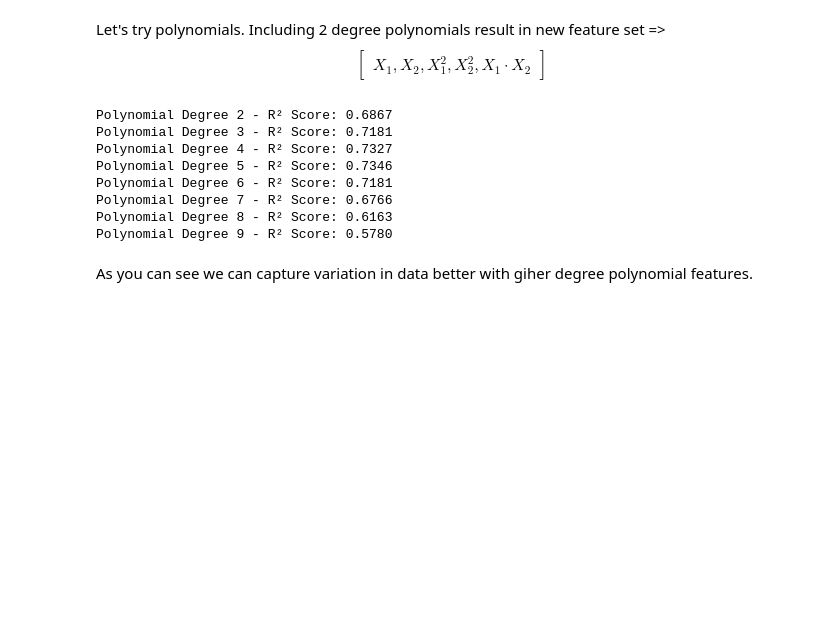
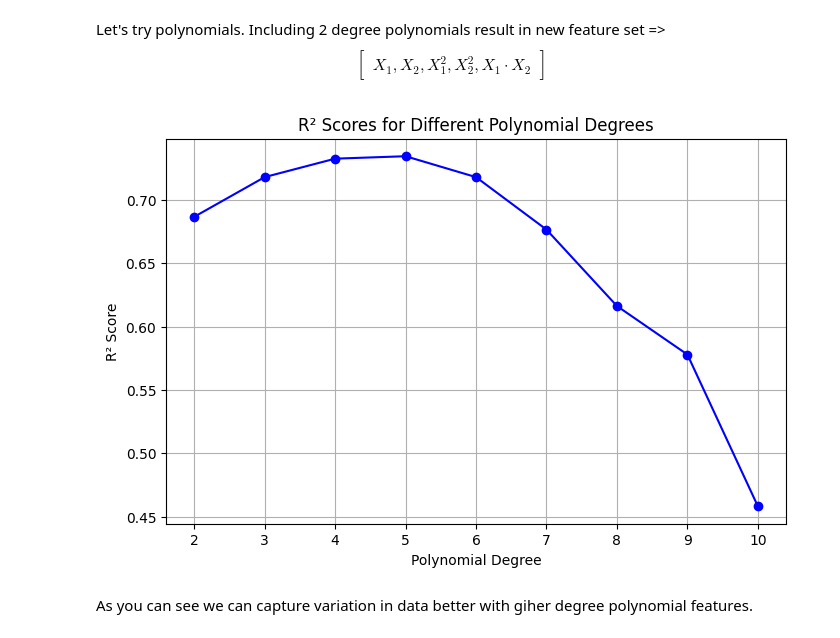
Before and after one commit to DDursun/AppliedML-CSCI6767, a Jupyter notebook: LinearRegressionwPolynomials.ipynb, the cells around one changed output. Drawn from its saved outputs; the diff is of its cells as text; code cells hidden in the pictures; blank space fills up the shorter version.

```diff
--- a/LinearRegressionwPolynomials.ipynb
+++ b/LinearRegressionwPolynomials.ipynb
@@ -7,6 +7,6 @@ import statsmodels.api as sm
 import matplotlib.pyplot as plt
 from sklearn.linear_model import LinearRegression
 
-url = "https://raw.githubusercontent.com/amirpashayev/Applied-ML---Project-1/refs/heads/main/Real%20estate.csv?token=GHSAT0AAAAAACUKBOLAW3QDMCMKDSKFFKY2Z46ECBA"
+url = "https://raw.githubusercontent.com/amirpashayev/Applied-ML---Project-1/refs/heads/main/Real%20estate.csv?token=GHSAT0AAAAAACUKBOLBKEJDHBVHT5JEC5HKZ5A5OYA"
 data = pd.read_csv(url)
 # %%
@@ -354,31 +477,32 @@ R² Score: 0.6367
 # %% [markdown]
 Let's try polynomials. Including 2 degree polynomials result in new feature set => \begin{bmatrix} X_1, X_2, X_1^2, X_2^2, X_1 \cdot X_2 \end{bmatrix}
 # %%
+import matplotlib.pyplot as plt
 from sklearn.preprocessing import PolynomialFeatures
-from sklearn.pipeline import make_pipeline
+from sklearn.linear_model import LinearRegression
 
-for degree in [2, 3,4,5,6,7,8,9]:
-    # Create polynomial features
+degrees = [2, 3, 4, 5, 6, 7, 8, 9, 10]
+r2_scores = []
+
+for degree in degrees:
     poly = PolynomialFeatures(degree=degree)
     X_poly = poly.fit_transform(X)
 
-    # Fit the model
     nonlinear_model = LinearRegression()
     nonlinear_model.fit(X_poly, Y)
 
-    # Compute R² score
     r2_poly = nonlinear_model.score(X_poly, Y)
+    r2_scores.append(r2_poly)
 
-    # Store results
-    print(f"Polynomial Degree {degree} - R² Score: {r2_poly:.4f}")
+plt.figure(figsize=(8, 5))
+plt.plot(degrees, r2_scores, marker='o', linestyle='-', color='b')
+plt.title("R² Scores for Different Polynomial Degrees")
+plt.xlabel("Polynomial Degree")
+plt.ylabel("R² Score")
+plt.grid(True)
+plt.xticks(degrees)
+plt.show()
 # %% [output]
-Polynomial Degree 2 - R² Score: 0.6867
-Polynomial Degree 3 - R² Score: 0.7181
-Polynomial Degree 4 - R² Score: 0.7327
-Polynomial Degree 5 - R² Score: 0.7346
-Polynomial Degree 6 - R² Score: 0.7181
-Polynomial Degree 7 - R² Score: 0.6766
-Polynomial Degree 8 - R² Score: 0.6163
-Polynomial Degree 9 - R² Score: 0.5780
+[figure, added]
 # %% [markdown]
 As you can see we can capture variation in data better with giher degree polynomial features.
```
Also changed, not shown: parts of 7 cells of this notebook.
